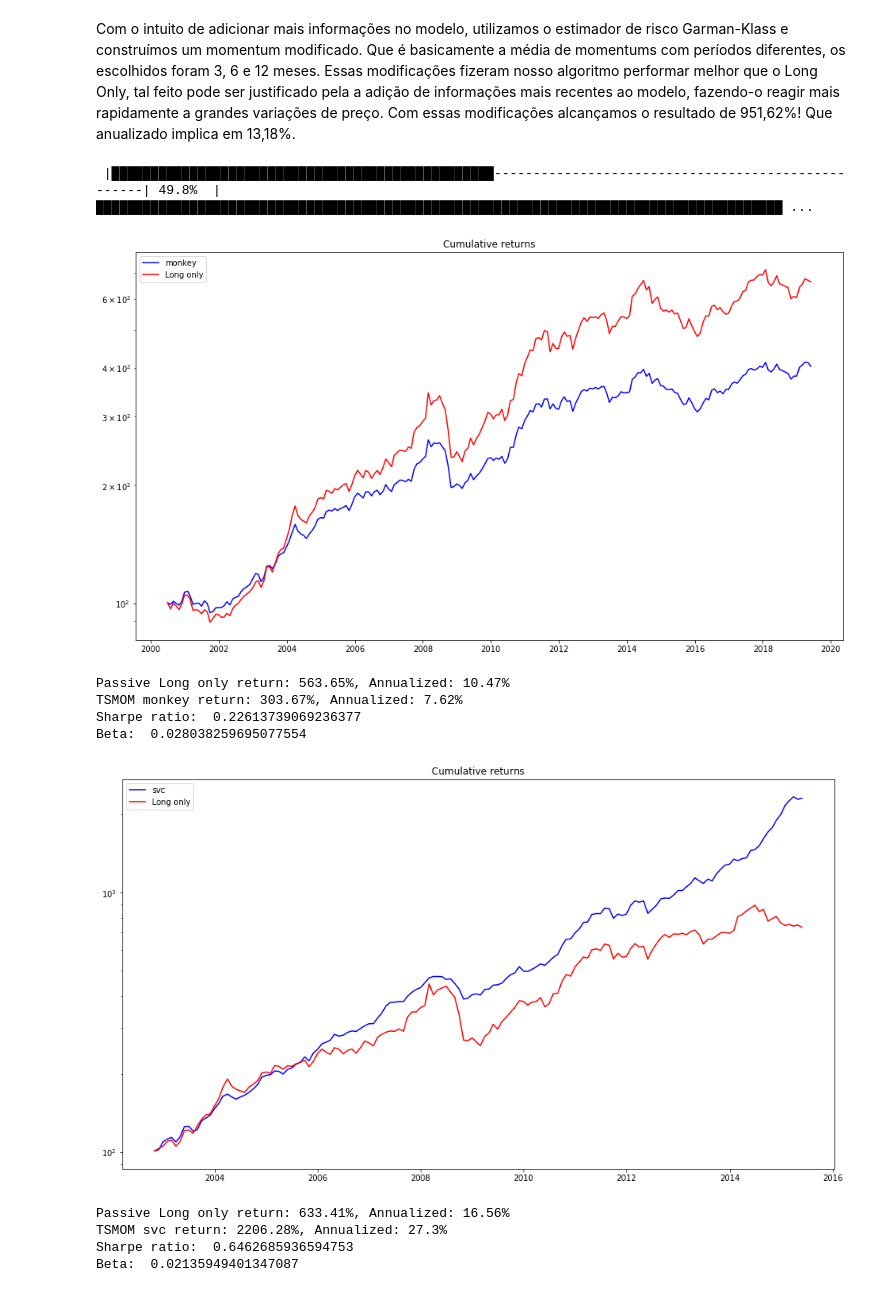
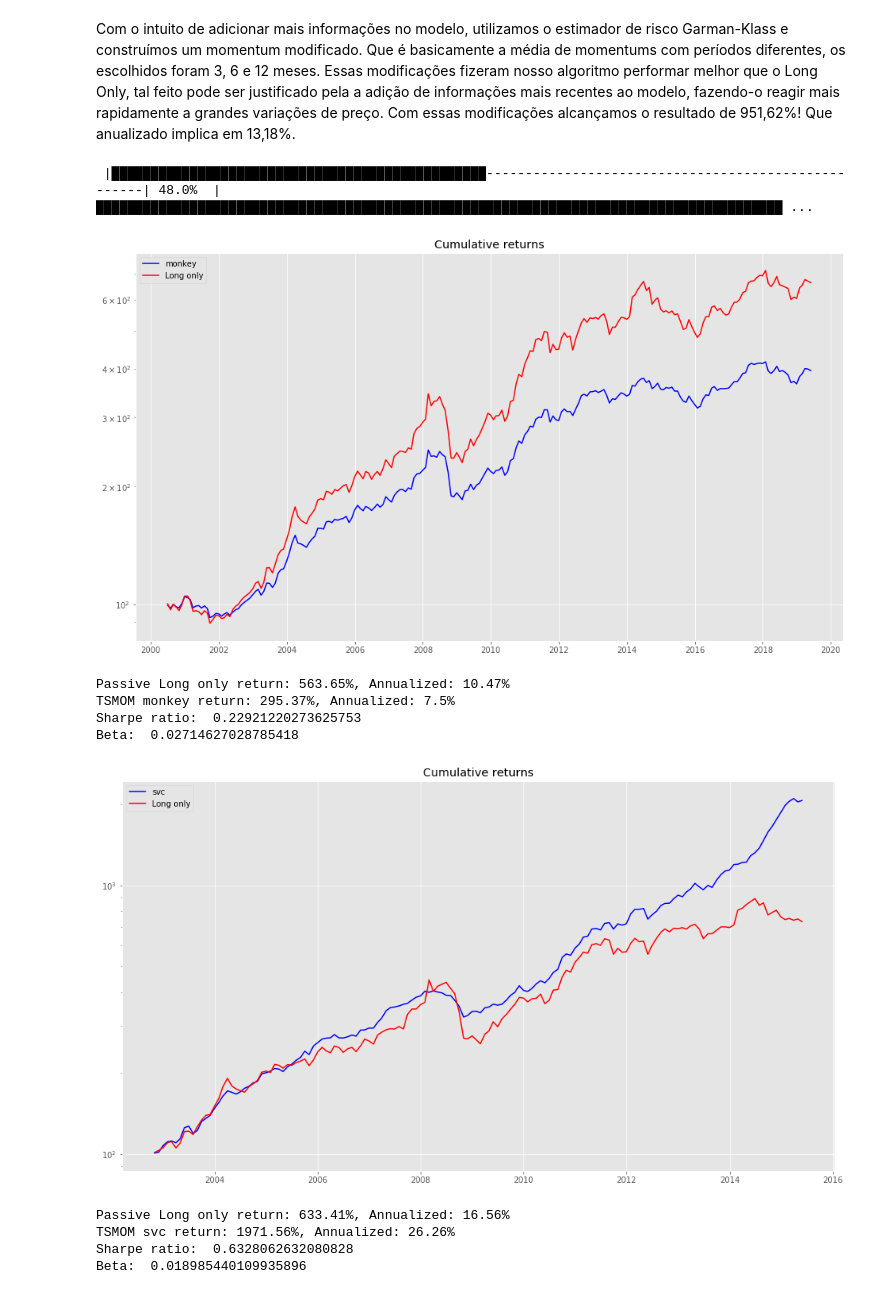
Before and after one commit to turing-usp/Momentum, a Jupyter notebook: TSMOM.ipynb, the cells around one changed output. Cells and saved outputs as stored; diff of their text form; code cells hidden in the pictures.

```diff
--- a/TSMOM.ipynb
+++ b/TSMOM.ipynb
@@ -15,6 +15,7 @@ Estratégia implementada por: [Lucas Leme Santos](https://www.linkedin.com/in/lu
 import pandas as pd
 import numpy as np
 import matplotlib.pyplot as plt
+plt.style.use('ggplot')
 # %% [markdown]
 ## Dados
 # %%
@@ -113,7 +114,7 @@ def monthly_volume_f(volume, period=20):
 
     return monthly_volume
 # %%
-monthly_volume_df = monthly_volume(volume_df)
+monthly_volume_df = monthly_volume_f(volume_df)
 monthly_volume_df.head()
 # %% [output]
 |  | AN_volume | BN_volume | CC_volume | CN_volume | CT_volume | DA_volume | DX_volume | EC_volume | EN_volume | ... |
@@ -330,7 +331,7 @@ def get_feature_target(parameters, stock, date):
     features = train.dropna()
     target = target.dropna().loc['2000-07-31':]
 
-    return (features.iloc[:date+1], target.iloc[:date+1])
+    return (features.iloc[:date], target.iloc[:date])
 
 def ml_signal(model, parameters, date):
     """
@@ -405,7 +406,11 @@ def signal(parameters, date, passive, method="momentum"):
 
         elif method == "mlpc":
 
-            signal = ml_signal(MLPClassifier(), parameters, date)
+            signal = ml_signal(MLPClassifier(solver='lbfgs',
+                          alpha=1e-3,
+                          activation='relu',
+                          hidden_layer_sizes=(5, 3),
+                          random_state=1), parameters, date)
 
         elif method == "monkey":
 
@@ -596,17 +601,17 @@ Com o intuito de adicionar mais informações no modelo, utilizamos o estimador
 # %%
 r_monkey, rp_monkey = backtesting(parameters, vol="ewma", start_date= 12, years=19, risk=0.4, method="monkey", plot=True);
 # %% [output]
- |█████████████████████████████████████████████████---------------------------------------------------| 49.8%  |████████████████████████████████████████████████████████████████████████████████████████ ...
+ |████████████████████████████████████████████████----------------------------------------------------| 48.0%  |████████████████████████████████████████████████████████████████████████████████████████ ...
-[figure, old version]
+[figure, new version]
 Passive Long only return: 563.65%, Annualized: 10.47%
-TSMOM monkey return: 303.67%, Annualized: 7.62%
-Sharpe ratio:  0.22613739069236377
-Beta:  0.028038259695077554
+TSMOM monkey return: 295.37%, Annualized: 7.5%
+Sharpe ratio:  0.22921220273625753
+Beta:  0.02714627028785418
 # %%
-r_svc_monkey, rp_svc_monkey = backtesting(parameters, vol="garman_klass", start_date= 40, years=13, risk=0.4, method="svc", plot=True);
+r_svc, rp_svc = backtesting(parameters, vol="garman_klass", start_date= 40, years=13, risk=0.4, method="svc", plot=True);
 # %% [output]
-[figure, old version]
+[figure, new version]
 Passive Long only return: 633.41%, Annualized: 16.56%
-TSMOM svc return: 2206.28%, Annualized: 27.3%
-Sharpe ratio:  0.6462685936594753
-Beta:  0.02135949401347087
+TSMOM svc return: 1971.56%, Annualized: 26.26%
+Sharpe ratio:  0.6328062632080828
+Beta:  0.018985440109935896
```
Also changed, not shown: parts of 9 cells of this notebook.
